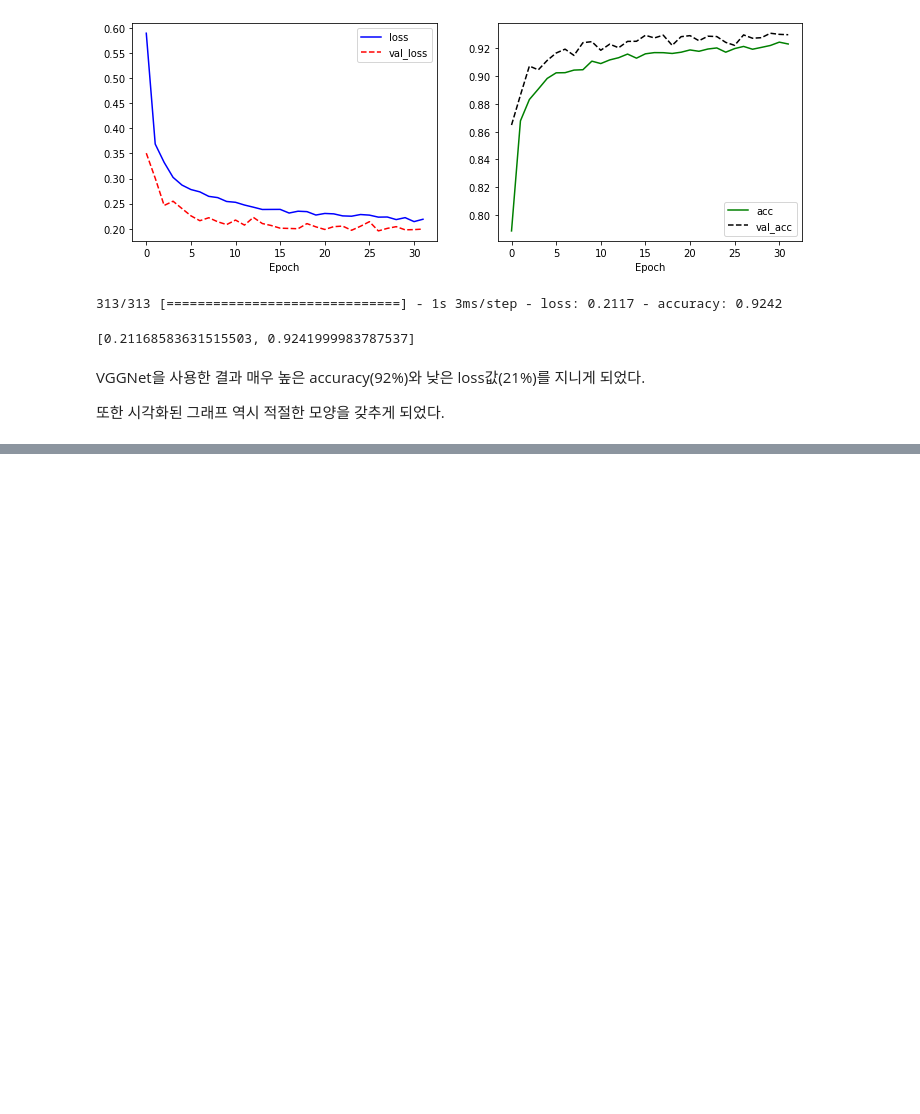
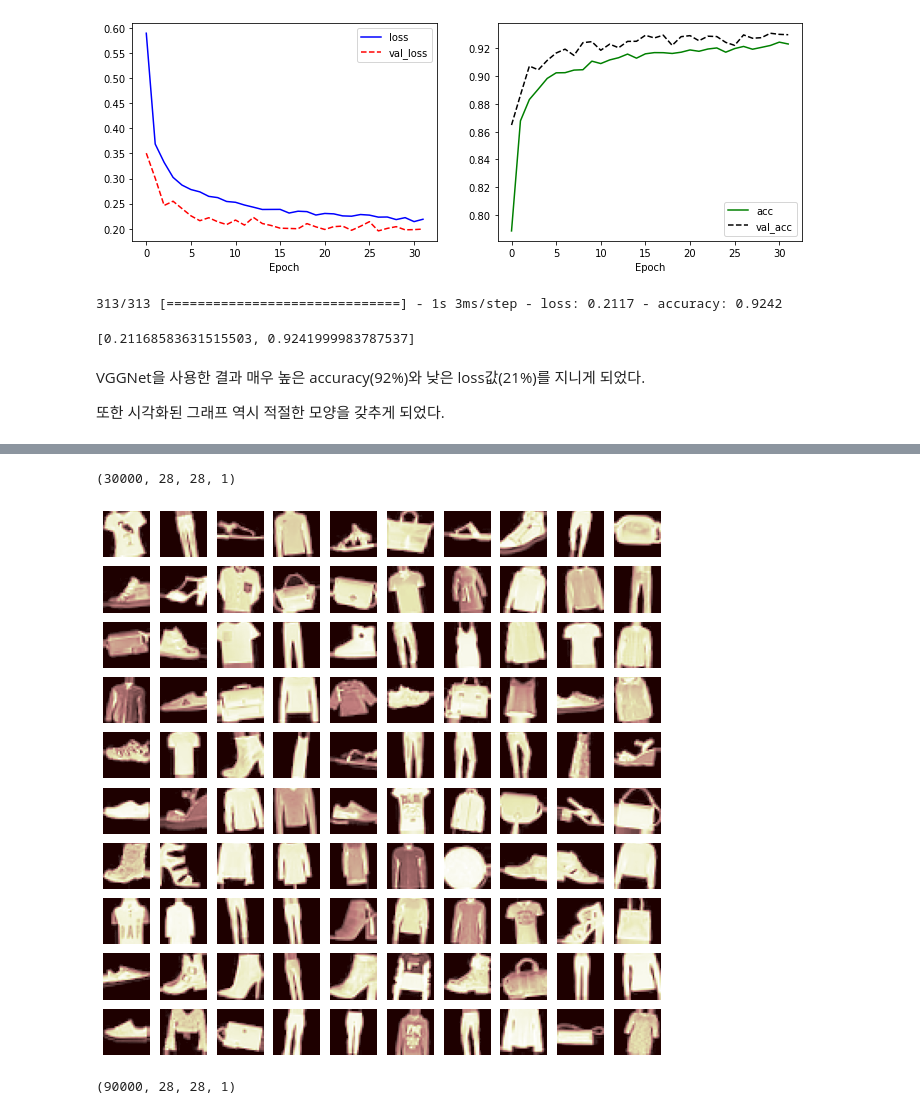
Before and after one commit to wonkwonlee/ai-study-note, a Jupyter notebook: Python-and-Data-Visualization/tf-cnn.ipynb, the cells around one changed output, grey strips where cells are left out. Drawn from its saved outputs; the diff is of its cells as text; code cells hidden in the pictures; blank space fills up the shorter version.

```diff
--- a/Python-and-Data-Visualization/tf-cnn.ipynb
+++ b/Python-and-Data-Visualization/tf-cnn.ipynb
@@ -458,0 +495,42 @@ VGGNet을 사용한 결과 매우 높은 accuracy(92%)와 낮은 loss값(21%)를
+# %%
+image_generator = ImageDataGenerator(
+    rotation_range = 10,
+    zoom_range = 0.10,
+    shear_range = 0.5,
+    width_shift_range = 0.10,
+    height_shift_range = 0.10,
+    horizontal_flip = True,
+    vertical_flip = False)
+
+augment_size = 30000
+
+# 원본 이미지 무작위 선택 및 데이터 복사 (중복 허용 X)
+x_choice = np.random.choice(train_X.shape[0], size = augment_size, replace=False)
+x_augmented = train_X[x_choice].copy()
+y_augmented = train_Y[x_choice].copy()
+
+# 복사된 이미지를 활용해 보강 이미지 데이터 생성
+x_augmented = image_generator.flow(x_augmented, np.zeros(augment_size),
+                                   batch_size = augment_size,
+                                   shuffle = False).next()[0]
+print(x_augmented.shape)
+# %% [output]
+(30000, 28, 28, 1)
+# %%
+#보강 이미지 확인
+plt.figure(figsize=(10,10))
+for i in range(100):
+  plt.subplot(10,10,i+1)
+  plt.axis('off')
+  plt.imshow(x_augmented[i].reshape(28,28), cmap='pink')
+plt.show()
+
+#데이터 합쳐주기
+train_X = np.concatenate((train_X,x_augmented))
+train_Y = np.concatenate((train_Y,y_augmented))
+
+#보강 데이터 결합 확인
+print(train_X.shape)
+# %% [output]
+[figure, added]
+(90000, 28, 28, 1)
```
Also changed, not shown: parts of 7 cells of this notebook.
